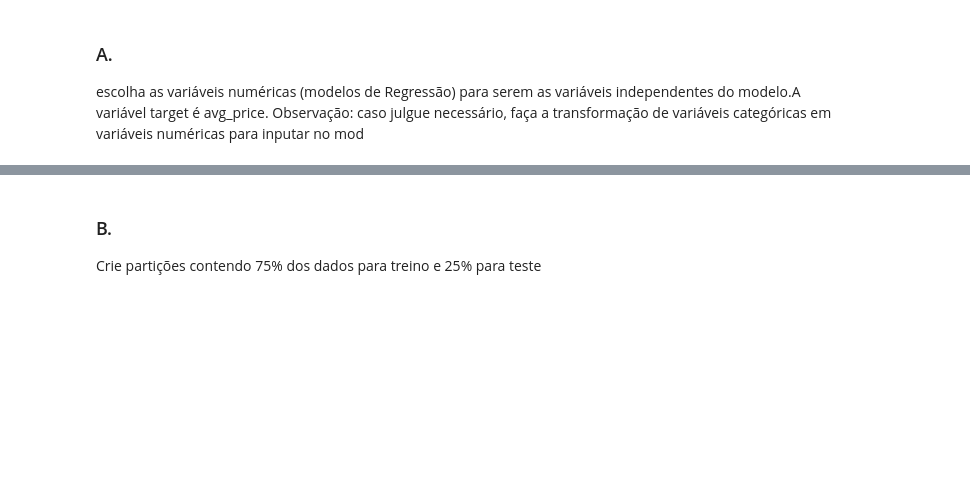
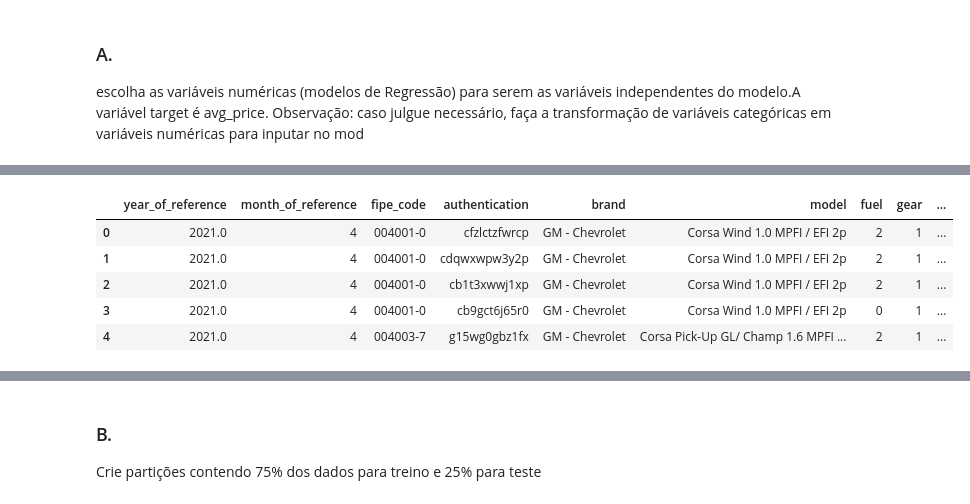
Before and after one commit to renansko/LPA, a Jupyter notebook: Dados/trabalho.ipynb, the cells around one changed output, grey strips where cells are left out. Cells and saved outputs as stored; diff of their text form; code cells hidden in the pictures; blank space fills up the shorter version.

```diff
--- a/Dados/trabalho.ipynb
+++ b/Dados/trabalho.ipynb
@@ -235,0 +281,15 @@ inputar no mod
+# %%
+dados['gear'] = LabelEncoder().fit_transform(dados['gear'])
+dados['fuel'] = LabelEncoder().fit_transform(dados['fuel'])
+dados['month_of_reference'] = LabelEncoder().fit_transform(dados['month_of_reference'])
+dados['engine_size'] = LabelEncoder().fit_transform(dados['engine_size'])
+unique_fuel_count = dados['month_of_reference'].nunique()
+
+dados.head()
+# %% [output]
+|  | year_of_reference | month_of_reference | fipe_code | authentication | brand | model | fuel | gear | ... |
+| 0 | 2021.0 | 4 | 004001-0 | cfzlctzfwrcp | GM - Chevrolet | Corsa Wind 1.0 MPFI / EFI 2p | 2 | 1 | ... |
+| 1 | 2021.0 | 4 | 004001-0 | cdqwxwpw3y2p | GM - Chevrolet | Corsa Wind 1.0 MPFI / EFI 2p | 2 | 1 | ... |
+| 2 | 2021.0 | 4 | 004001-0 | cb1t3xwwj1xp | GM - Chevrolet | Corsa Wind 1.0 MPFI / EFI 2p | 2 | 1 | ... |
+| 3 | 2021.0 | 4 | 004001-0 | cb9gct6j65r0 | GM - Chevrolet | Corsa Wind 1.0 MPFI / EFI 2p | 0 | 1 | ... |
+| 4 | 2021.0 | 4 | 004003-7 | g15wg0gbz1fx | GM - Chevrolet | Corsa Pick-Up GL/ Champ 1.6 MPFI ... | 2 | 1 | ... |
```
Also changed, not shown: parts of 7 cells of this notebook, 1 other file.
